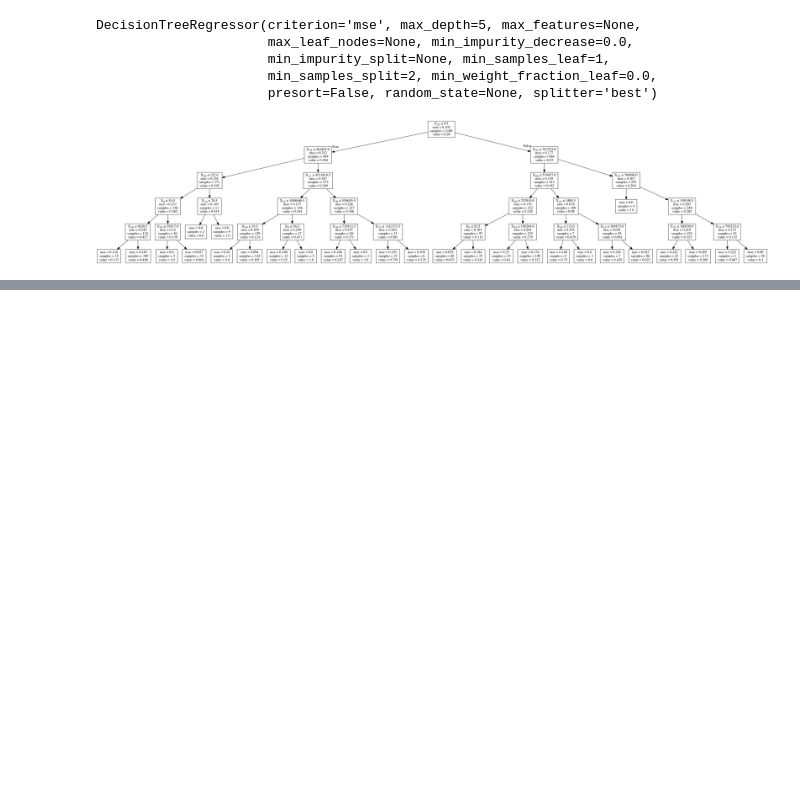
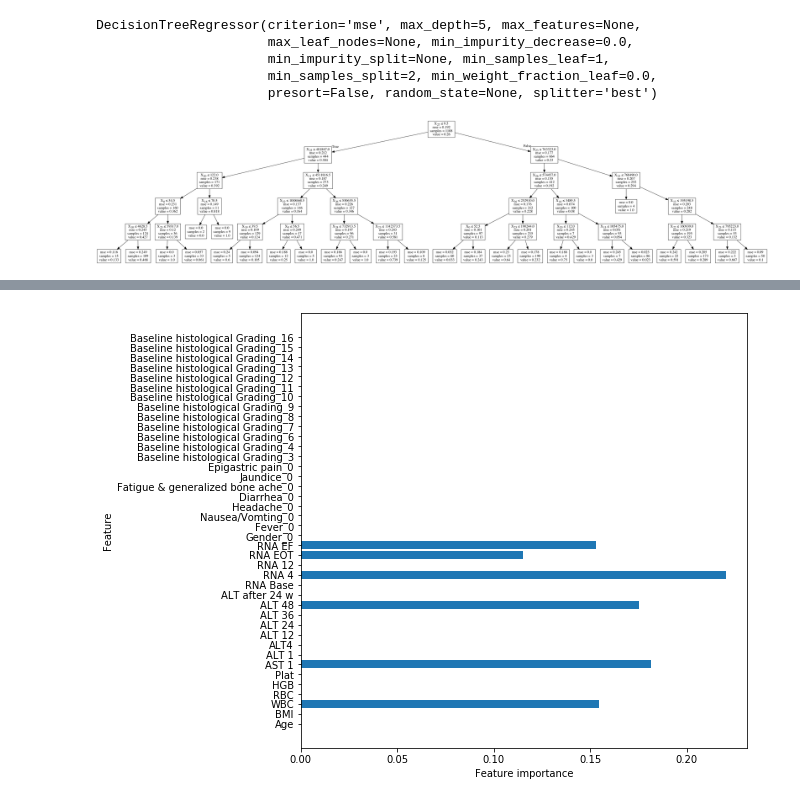
Before and after one commit to befowle/Classification, a Jupyter notebook: HepC_data_clean_explore.ipynb, the cells around one changed output, grey strips where cells are left out. Saved outputs shown, nothing was run; the diff lists cells and outputs as text; code cells hidden in the pictures; blank space fills up the shorter version.

```diff
--- a/HepC_data_clean_explore.ipynb
+++ b/HepC_data_clean_explore.ipynb
@@ -575,0 +720,6 @@ Image(graph.create_png())
+# %%
+transplant = transplant.astype('int')
+# %%
+#create dummy columns with categorical variables
+data = pd.get_dummies(data)
+data.tail()
@@ -575,0 +733,7 @@ Image(graph.create_png())
+# %%
+data_train, data_test, transplant_train, transplant_test = train_test_split(data, transplant,
+                                                                    test_size = 0.25, random_state=123)
+# %%
+# Instantiate and fit a DecisionTreeClassifier
+tree_clf = DecisionTreeClassifier(criterion='gini', max_depth=3)
+tree_clf.fit(data_train, transplant_train)
@@ -575,0 +759,13 @@ Image(graph.create_png())
+# %%
+#train feature importance
+def plot_feature_importances(model):
+    n_features = data_train.shape[1]
+    plt.figure(figsize=(8,8))
+    plt.barh(range(n_features), model.feature_importances_, align='center')
+    plt.yticks(np.arange(n_features), data_train.columns.values)
+    plt.xlabel('Feature importance')
+    plt.ylabel('Feature')
+
+plot_feature_importances(tree_clf)
+# %% [output]
+[figure, added]
```
Also changed, not shown: parts of 52 cells of this notebook.
